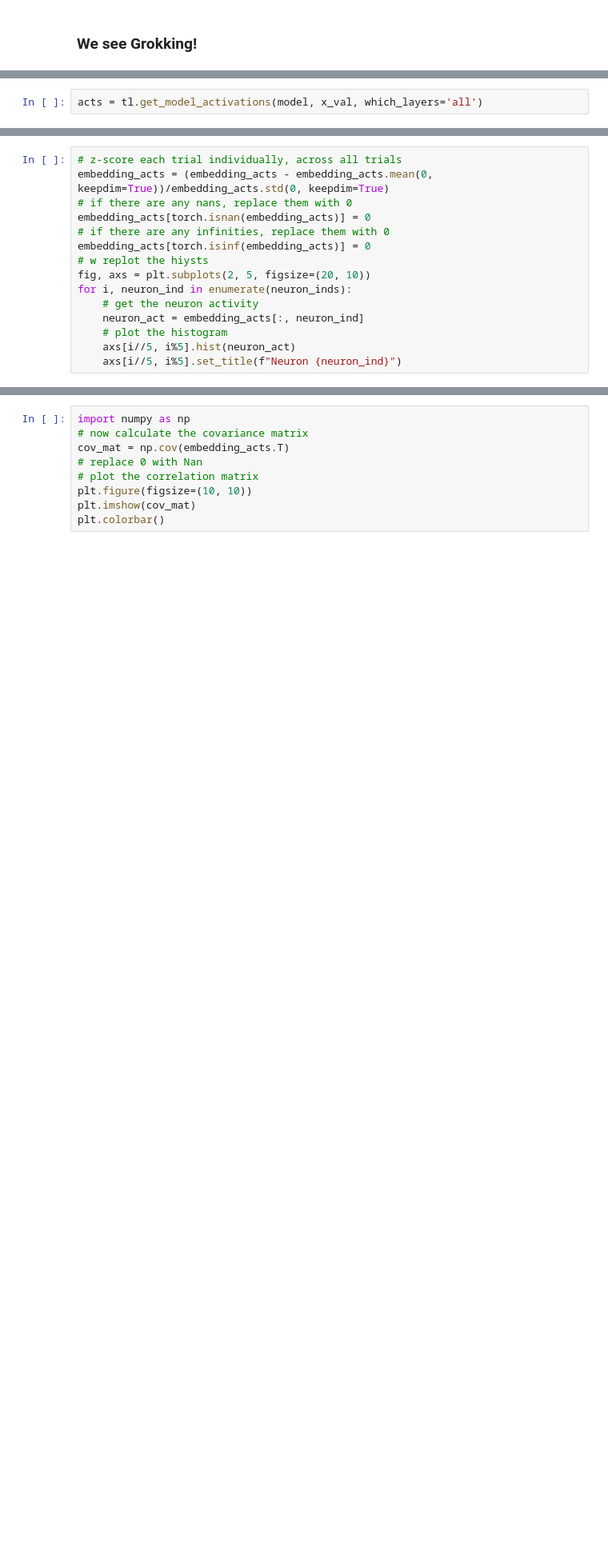
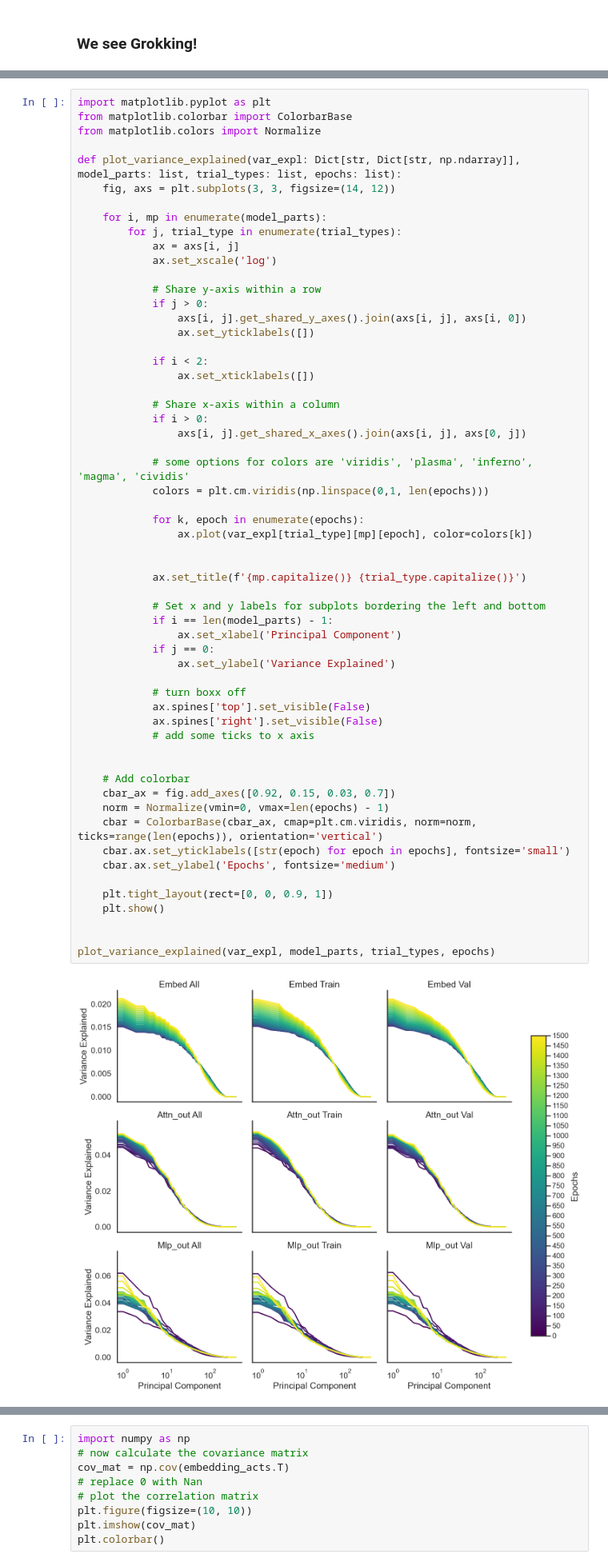
Before and after one commit to adamimos/transformerPlayground, a Jupyter notebook: modular_addition.ipynb, the cells around one changed output, grey strips where cells are left out. Shown at 80% size. Cells and saved outputs as stored; diff of their text form; blank space fills up the shorter version.

```diff
--- a/modular_addition.ipynb
+++ b/modular_addition.ipynb
@@ -612,2 +284,0 @@ IndexError: index 0 is out of bounds for axis 0 with size 0
-# %%
-acts = tl.get_model_activations(model, x_val, which_layers='all')
@@ -650,15 +284,0 @@ Mean: -0.0089, Std: 0.0000
-# %%
-# z-score each trial individually, across all trials
-embedding_acts = (embedding_acts - embedding_acts.mean(0, keepdim=True))/embedding_acts.std(0, keepdim=True)
-# if there are any nans, replace them with 0
-embedding_acts[torch.isnan(embedding_acts)] = 0
-# if there are any infinities, replace them with 0
-embedding_acts[torch.isinf(embedding_acts)] = 0
-# w replot the hiysts
-fig, axs = plt.subplots(2, 5, figsize=(20, 10))
-for i, neuron_ind in enumerate(neuron_inds):
-    # get the neuron activity
-    neuron_act = embedding_acts[:, neuron_ind]
-    # plot the histogram
-    axs[i//5, i%5].hist(neuron_act)
-    axs[i//5, i%5].set_title(f"Neuron {neuron_ind}")
@@ -666,0 +589,60 @@ for i, neuron_ind in enumerate(neuron_inds):
+# %%
+import matplotlib.pyplot as plt
+from matplotlib.colorbar import ColorbarBase
+from matplotlib.colors import Normalize
+
+def plot_variance_explained(var_expl: Dict[str, Dict[str, np.ndarray]], model_parts: list, trial_types: list, epochs: list):
+    fig, axs = plt.subplots(3, 3, figsize=(14, 12))
+
+    for i, mp in enumerate(model_parts):
+        for j, trial_type in enumerate(trial_types):
+            ax = axs[i, j]
+            ax.set_xscale('log')
+
+            # Share y-axis within a row
+            if j > 0:
+                axs[i, j].get_shared_y_axes().join(axs[i, j], axs[i, 0])
+                ax.set_yticklabels([])
+
+            if i < 2:
+                ax.set_xticklabels([])
+
+            # Share x-axis within a column
+            if i > 0:
+                axs[i, j].get_shared_x_axes().join(axs[i, j], axs[0, j])
+
+            # some options for colors are 'viridis', 'plasma', 'inferno', 'magma', 'cividis'
+            colors = plt.cm.viridis(np.linspace(0,1, len(epochs)))
+
+            for k, epoch in enumerate(epochs):
+                ax.plot(var_expl[trial_type][mp][epoch], color=colors[k])
+
+
+            ax.set_title(f'{mp.capitalize()} {trial_type.capitalize()}')
+
+            # Set x and y labels for subplots bordering the left and bottom
+            if i == len(model_parts) - 1:
+                ax.set_xlabel('Principal Component')
+            if j == 0:
+                ax.set_ylabel('Variance Explained')
+
+            # turn boxx off
+            ax.spines['top'].set_visible(False)
+            ax.spines['right'].set_visible(False)
+            # add some ticks to x axis
+
+
+    # Add colorbar
+    cbar_ax = fig.add_axes([0.92, 0.15, 0.03, 0.7])
+    norm = Normalize(vmin=0, vmax=len(epochs) - 1)
+    cbar = ColorbarBase(cbar_ax, cmap=plt.cm.viridis, norm=norm, ticks=range(len(epochs)), orientation='vertical')
+    cbar.ax.set_yticklabels([str(epoch) for epoch in epochs], fontsize='small')
+    cbar.ax.set_ylabel('Epochs', fontsize='medium')
+
+    plt.tight_layout(rect=[0, 0, 0.9, 1])
+    plt.show()
+
+
+plot_variance_explained(var_expl, model_parts, trial_types, epochs)
+# %% [output]
+[figure, added]
```
Also changed, not shown: parts of 43 cells of this notebook, 1 other file.
